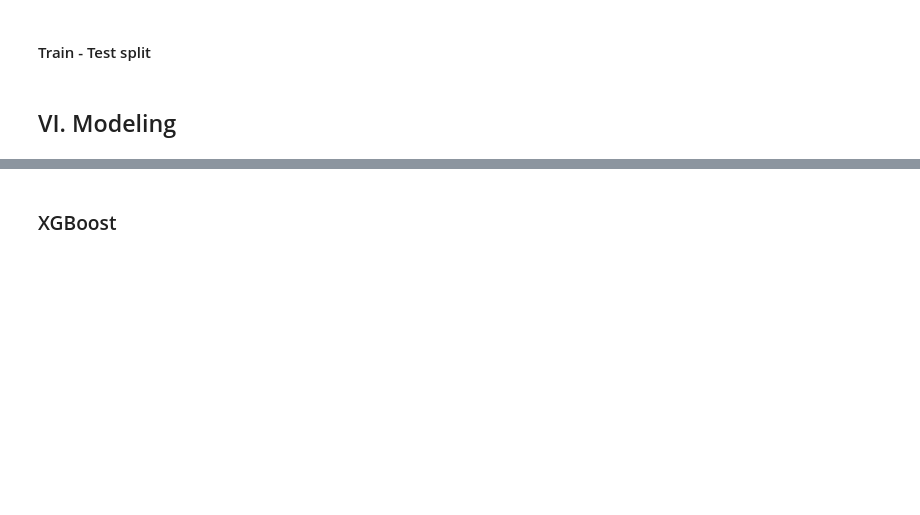
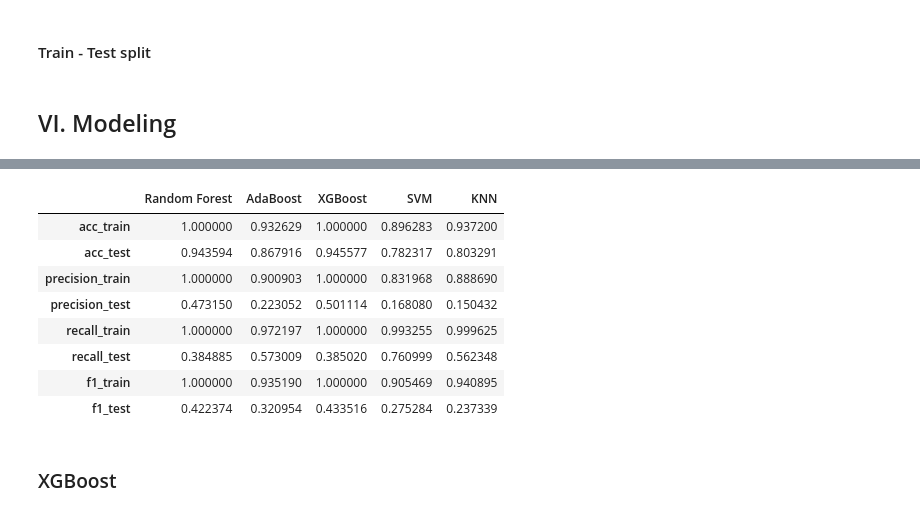
Before and after one commit to 2uanDM/FDC105_final, a Jupyter notebook: FDC105_final.ipynb, the cells around one changed output, grey strips where cells are left out. Cells and saved outputs as stored; diff of their text form; code cells hidden in the pictures; blank space fills up the shorter version.

```diff
--- a/FDC105_final.ipynb
+++ b/FDC105_final.ipynb
@@ -751,0 +836,7 @@ X_train, X_test, y_train, y_test = train_test_split(X, y, test_size=0.2, random_
+# %%
+classifiers = {RandomForestClassifier:'Random Forest',
+               AdaBoostClassifier:'AdaBoost',
+               XGBClassifier:'XGBoost',
+               SVC:'SVM',
+               KNeighborsClassifier:'KNN'}
+metrics_result = {}
@@ -751,0 +845,10 @@ X_train, X_test, y_train, y_test = train_test_split(X, y, test_size=0.2, random_
+# %%
+for classifier in classifiers.keys():
+  time_start = time.time()
+  print(f'Prediting by classifier: {classifiers[classifier]} ....')
+  acc_train, acc_val, pre_train, pre_val, re_train, re_val, f1_train, f1_val = \
+      score_model(classifier, RobustScaler, SMOTE, X_train, y_train)
+  print(f'Time consumed: {time.time() - time_start}')
+  if classifiers[classifier] not in metrics_result:
+    metrics_result[classifiers[classifier]] = [acc_train, acc_val, pre_train, pre_val, re_train, re_val, f1_train, f1_val]
+    print('-' * 20)
@@ -752,3 +871,16 @@ X_train, X_test, y_train, y_test = train_test_split(X, y, test_size=0.2, random_
+# %%
+metric_df = pd.DataFrame(metrics_result,  index = ['acc_train', 'acc_test', 'precision_train', 'precision_test', 'recall_train', 'recall_test', 'f1_train', 'f1_test'])
+metric_df
+# %% [output]
+|  | Random Forest | AdaBoost | XGBoost | SVM | KNN |
+| acc_train | 1.000000 | 0.932629 | 1.000000 | 0.896283 | 0.937200 |
+| acc_test | 0.943594 | 0.867916 | 0.945577 | 0.782317 | 0.803291 |
+| precision_train | 1.000000 | 0.900903 | 1.000000 | 0.831968 | 0.888690 |
+| precision_test | 0.473150 | 0.223052 | 0.501114 | 0.168080 | 0.150432 |
+| recall_train | 1.000000 | 0.972197 | 1.000000 | 0.993255 | 0.999625 |
+| recall_test | 0.384885 | 0.573009 | 0.385020 | 0.760999 | 0.562348 |
+| f1_train | 1.000000 | 0.935190 | 1.000000 | 0.905469 | 0.940895 |
+| f1_test | 0.422374 | 0.320954 | 0.433516 | 0.275284 | 0.237339 |
 # %% [markdown]
 ### XGBoost
 # %%
```
Also changed, not shown: parts of 8 cells of this notebook.
